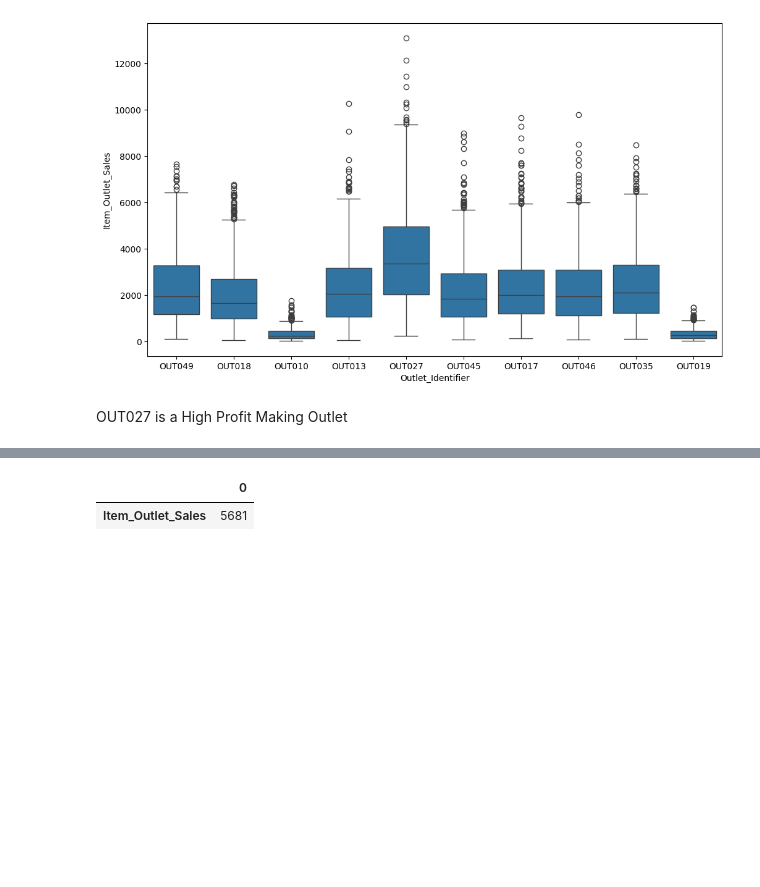
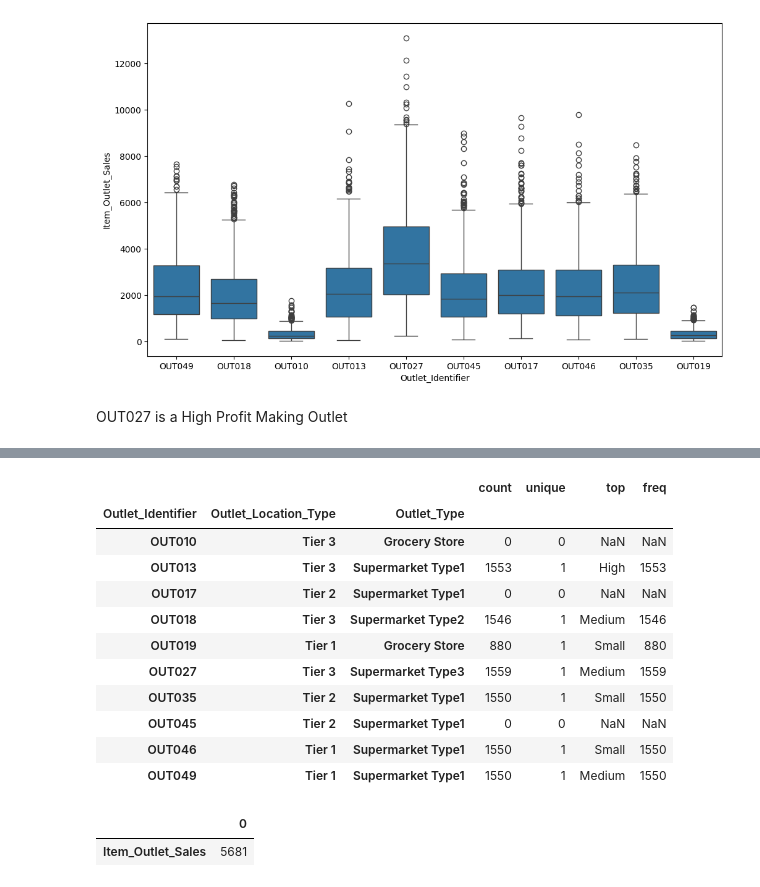
Before and after one commit to mukul-mschauhan/big-mart, a Jupyter notebook: Bigmart_Sales_Statistics_Version.ipynb, the cells around one changed output, grey strips where cells are left out. Cells and saved outputs as stored; diff of their text form; code cells hidden in the pictures; blank space fills up the shorter version.

```diff
--- a/Bigmart_Sales_Statistics_Version.ipynb
+++ b/Bigmart_Sales_Statistics_Version.ipynb
@@ -319,5 +320,19 @@ array(['Supermarket Type1'], dtype=object)
 # %%
 # Generate a Truth Table
-combined.groupby(["Outlet_Identifier", "Outlet_Location_Type", "Outlet_Type"])["Outlet_Size"].describe()
+combined.groupby(["Outlet_Identifier",
+                  "Outlet_Location_Type", "Outlet_Type"])["Outlet_Size"].describe()
+# %% [output]
+|  |  |  | count | unique | top | freq |
+| Outlet_Identifier | Outlet_Location_Type | Outlet_Type |  |  |  |  |
+| OUT010 | Tier 3 | Grocery Store | 0 | 0 | NaN | NaN |
+| OUT013 | Tier 3 | Supermarket Type1 | 1553 | 1 | High | 1553 |
+| OUT017 | Tier 2 | Supermarket Type1 | 0 | 0 | NaN | NaN |
+| OUT018 | Tier 3 | Supermarket Type2 | 1546 | 1 | Medium | 1546 |
+| OUT019 | Tier 1 | Grocery Store | 880 | 1 | Small | 880 |
+| OUT027 | Tier 3 | Supermarket Type3 | 1559 | 1 | Medium | 1559 |
+| OUT035 | Tier 2 | Supermarket Type1 | 1550 | 1 | Small | 1550 |
+| OUT045 | Tier 2 | Supermarket Type1 | 0 | 0 | NaN | NaN |
+| OUT046 | Tier 1 | Supermarket Type1 | 1550 | 1 | Small | 1550 |
+| OUT049 | Tier 1 | Supermarket Type1 | 1550 | 1 | Medium | 1550 |
 # %%
 # Imputted Outlet Size where Type is Grocery
```
Also changed, not shown: parts of 9 cells of this notebook.
